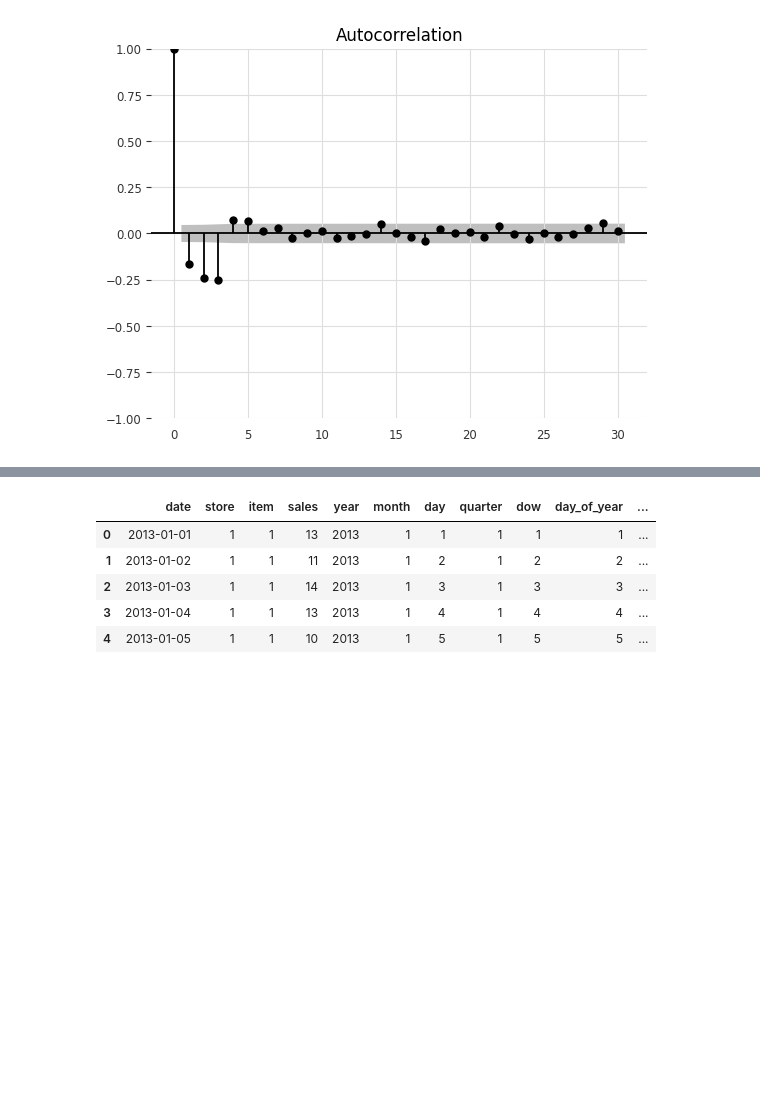
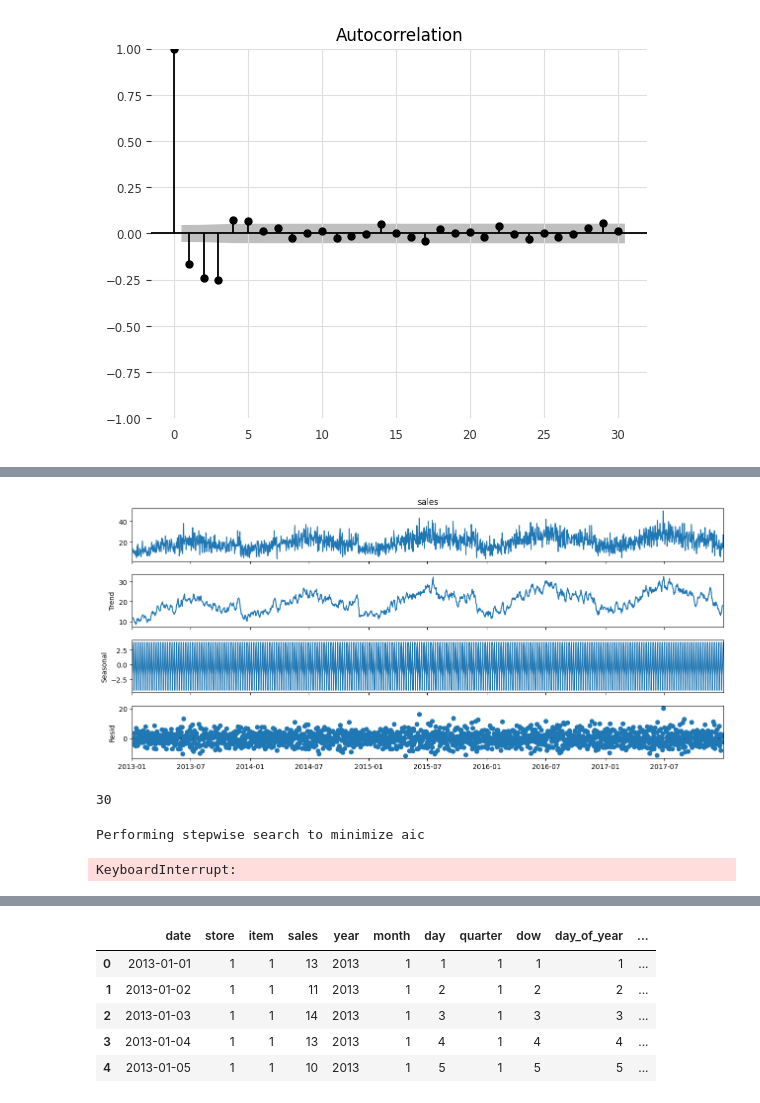
Before and after one commit to Surajit-maity1110/Retail-Demand-Forecasting, a Jupyter notebook: main.ipynb, the cells around one changed output, grey strips where cells are left out. Saved outputs shown, nothing was run; the diff lists cells and outputs as text; code cells hidden in the pictures; blank space fills up the shorter version.

```diff
--- a/main.ipynb
+++ b/main.ipynb
@@ -198,0 +192,2 @@ plot_acf(decompose.resid.dropna(),lags = 30)
+# %%
+df_one = train[(train['store']==1) & (train['item']==1)][['date','sales']]
@@ -198,0 +211,2 @@ plot_acf(decompose.resid.dropna(),lags = 30)
+# %%
+df_one = df_one.set_index("date")
@@ -198,0 +219,2 @@ plot_acf(decompose.resid.dropna(),lags = 30)
+# %%
+df_one = df_one.asfreq('D')
@@ -198,0 +252,7 @@ plot_acf(decompose.resid.dropna(),lags = 30)
+# %%
+seasonal_d = seasonal_decompose(df_one['sales'], model='additive')
+# %%
+fig = seasonal_d.plot()
+fig.set_size_inches(14, 6)
+# %% [output]
+[figure, added]
@@ -198,0 +264,17 @@ plot_acf(decompose.resid.dropna(),lags = 30)
+# %%
+len(test)
+# %% [output]
+30
+# %%
+model = auto_arima(
+    train['sales'],
+    seasonal=True,
+    m=365,           # yearly seasonality
+    trace=True,
+    error_action='ignore',
+    suppress_warnings=True,
+    stepwise=True
+)
+# %% [output]
+Performing stepwise search to minimize aic
+KeyboardInterrupt:
```
Also changed, not shown: parts of 35 cells of this notebook, 2 other files.
